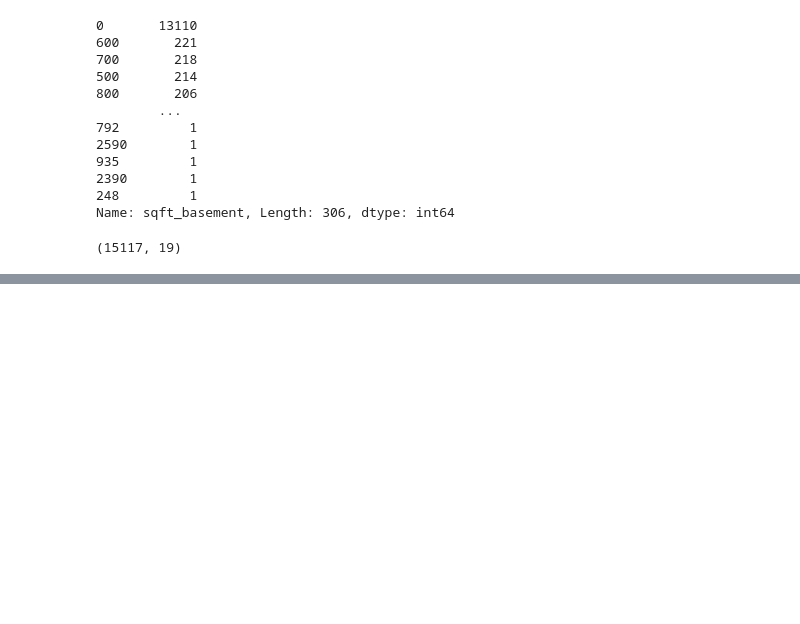
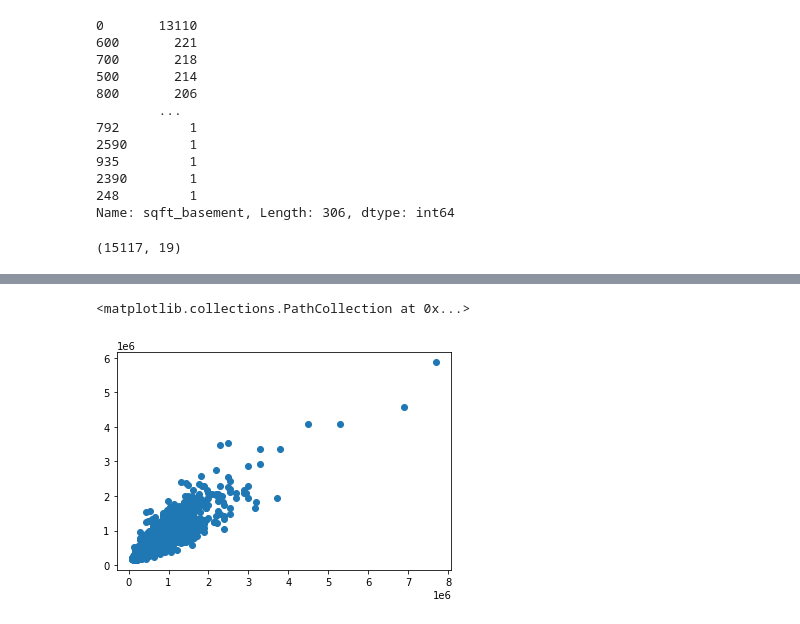
Before and after one commit to dagash007/HOUSE-PRICE-PREDICTION, a Jupyter notebook: HOUSE-PRICE-PREDICTION.ipynb, the cells around one changed output, grey strips where cells are left out. Drawn from its saved outputs; the diff is of its cells as text; code cells hidden in the pictures; blank space fills up the shorter version.

```diff
--- a/HOUSE-PRICE-PREDICTION.ipynb
+++ b/HOUSE-PRICE-PREDICTION.ipynb
@@ -347,0 +363,2 @@ Epoch 21/400
+# %%
+predictions = model.predict(X_test)
@@ -347,0 +381,5 @@ Epoch 21/400
+# %%
+plt.scatter(y_test,predictions)
+# %% [output]
+<matplotlib.collections.PathCollection at 0x...>
+[figure, added]
```
Also changed, not shown: parts of 11 cells of this notebook.
